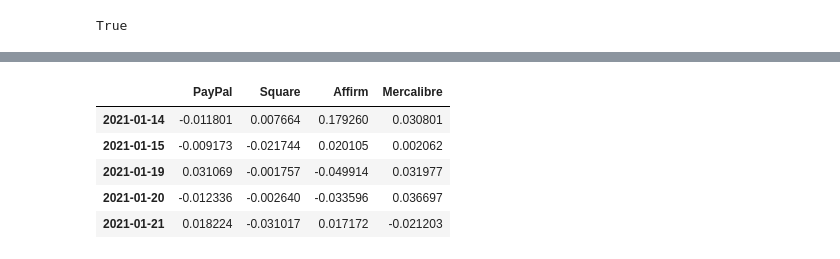
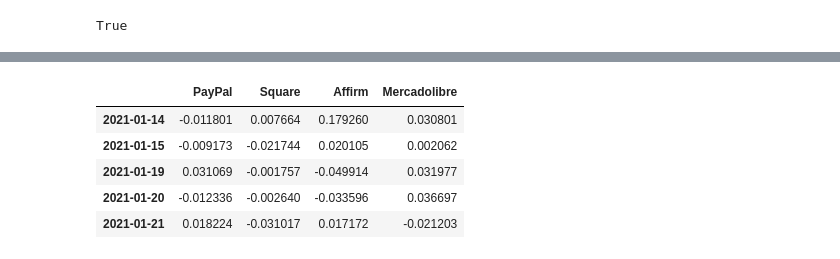
Before and after one commit to dmwalls24/FinTech_Portfolio_Dash, a Jupyter notebook: notebooks/samuel's_notebooks/Notebook(std).ipynb, the cells around one changed output, grey strips where cells are left out. Drawn from its saved outputs; the diff is of its cells as text; code cells hidden in the pictures.

```diff
--- a/notebooks/samuel's_notebooks/Notebook(std).ipynb
+++ b/notebooks/samuel's_notebooks/Notebook(std).ipynb
@@ -59,16 +57,16 @@ fintech_ticker.head(5)
 # %%
 fintech_df = pd.DataFrame()
 fintech_df["PayPal"] = fintech_ticker["PYPL"]["close"]
 fintech_df["Square"] = fintech_ticker["SQ"]["close"]
 fintech_df["Affirm"] = fintech_ticker["AFRM"]["close"]
-fintech_df["Mercalibre"] = fintech_ticker["MELI"]["close"]
+fintech_df["Mercadolibre"] = fintech_ticker["MELI"]["close"]
 #fintech_df["Johnson&Johnson"] = nasdaq_ticker["JNJ"]["close"]
 fintech_df.index = fintech_df.index.date
 fintech_returns = fintech_df.pct_change().dropna()
 #fintech_df.dropna(inplace=True)
 fintech_returns.head()
 # %% [output]
-|  | PayPal | Square | Affirm | Mercalibre |
+|  | PayPal | Square | Affirm | Mercadolibre |
 | 2021-01-14 | -0.011801 | 0.007664 | 0.179260 | 0.030801 |
 | 2021-01-15 | -0.009173 | -0.021744 | 0.020105 | 0.002062 |
 | 2021-01-19 | 0.031069 | -0.001757 | -0.049914 | 0.031977 |
```
Also changed, not shown: parts of 2 cells of this notebook.
